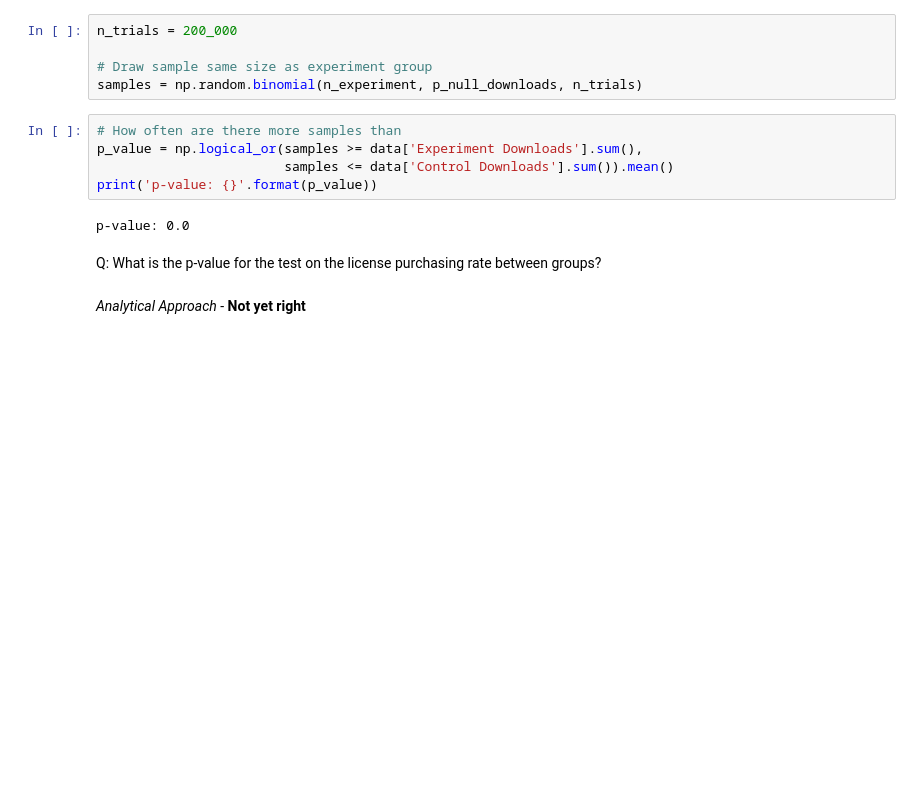
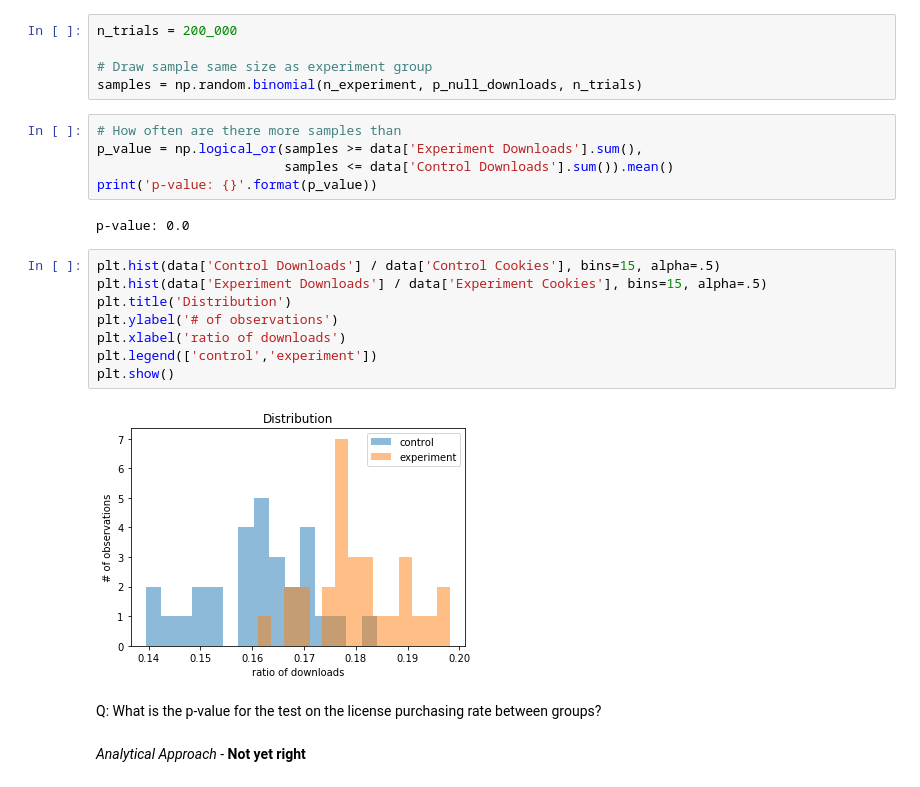
Before and after one commit to huli/dsnd, a Jupyter notebook: experimental-design/case_study_downloads.ipynb, the cells around one changed output. Cells and saved outputs as stored; diff of their text form; blank space fills up the shorter version.

Commit message:
Add plot

```diff
--- a/experimental-design/case_study_downloads.ipynb
+++ b/experimental-design/case_study_downloads.ipynb
@@ -284,6 +284,16 @@ p_value = np.logical_or(samples >= data['Experiment Downloads'].sum(),
 print('p-value: {}'.format(p_value))
 # %% [output]
 p-value: 0.0
+# %%
+plt.hist(data['Control Downloads'] / data['Control Cookies'], bins=15, alpha=.5)
+plt.hist(data['Experiment Downloads'] / data['Experiment Cookies'], bins=15, alpha=.5)
+plt.title('Distribution')
+plt.ylabel('# of observations')
+plt.xlabel('ratio of downloads')
+plt.legend(['control','experiment'])
+plt.show()
+# %% [output]
+[figure, added]
 # %% [markdown]
 Q: What is the p-value for the test on the license purchasing rate between groups?
 # %% [markdown]
```
